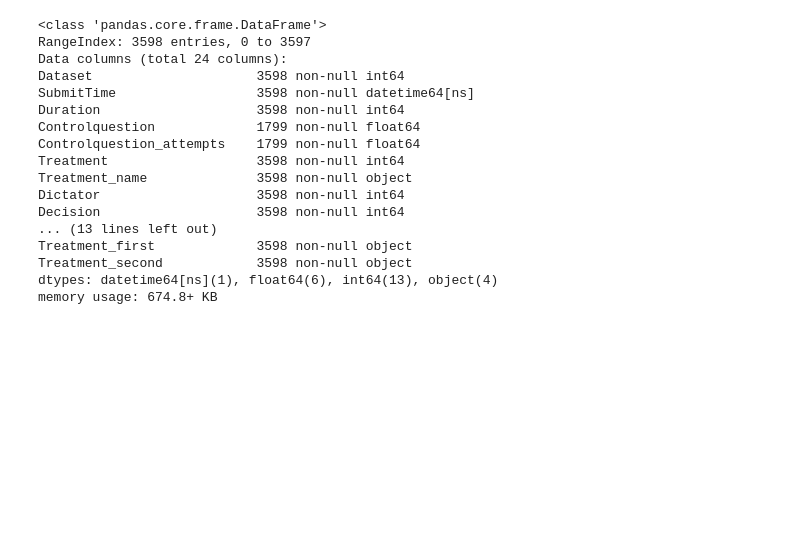
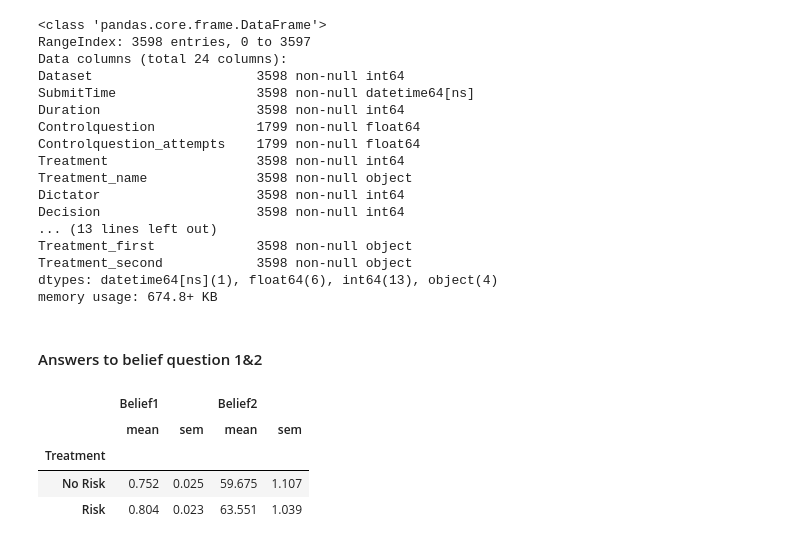
Before and after one commit to sebfest/fair_advice, a Jupyter notebook: main/notebook/4_beliefs.ipynb, the cells around one changed output. Drawn from its saved outputs; the diff is of its cells as text; code cells hidden in the pictures; blank space fills up the shorter version.

```diff
--- a/main/notebook/4_beliefs.ipynb
+++ b/main/notebook/4_beliefs.ipynb
@@ -74,0 +78,14 @@ memory usage: 674.8+ KB
+# %% [markdown]
+#### Answers to belief question 1&2
+# %%
+beliefs = df1.groupby('Treatment_first')[['Belief1', 'Belief2']]\
+        .agg(['mean', 'sem'])\
+        .rename_axis('Treatment', axis=0)\
+
+display(beliefs)
+# %% [output]
+|  | Belief1 |  | Belief2 |  |
+|  | mean | sem | mean | sem |
+| Treatment |  |  |  |  |
+| No Risk | 0.752 | 0.025 | 59.675 | 1.107 |
+| Risk | 0.804 | 0.023 | 63.551 | 1.039 |
```
Also changed, not shown: parts of 4 cells of this notebook, 3 other files.
